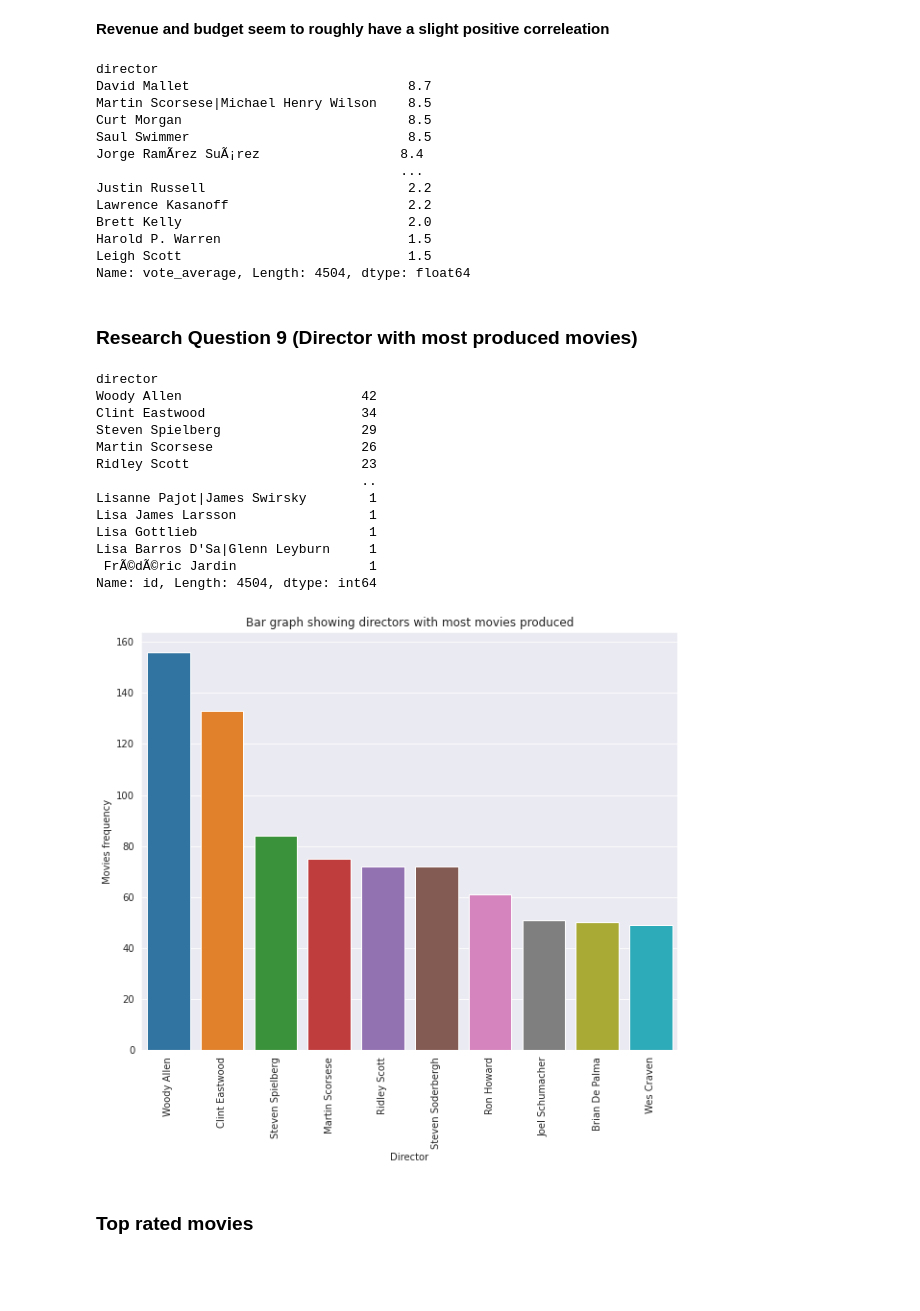
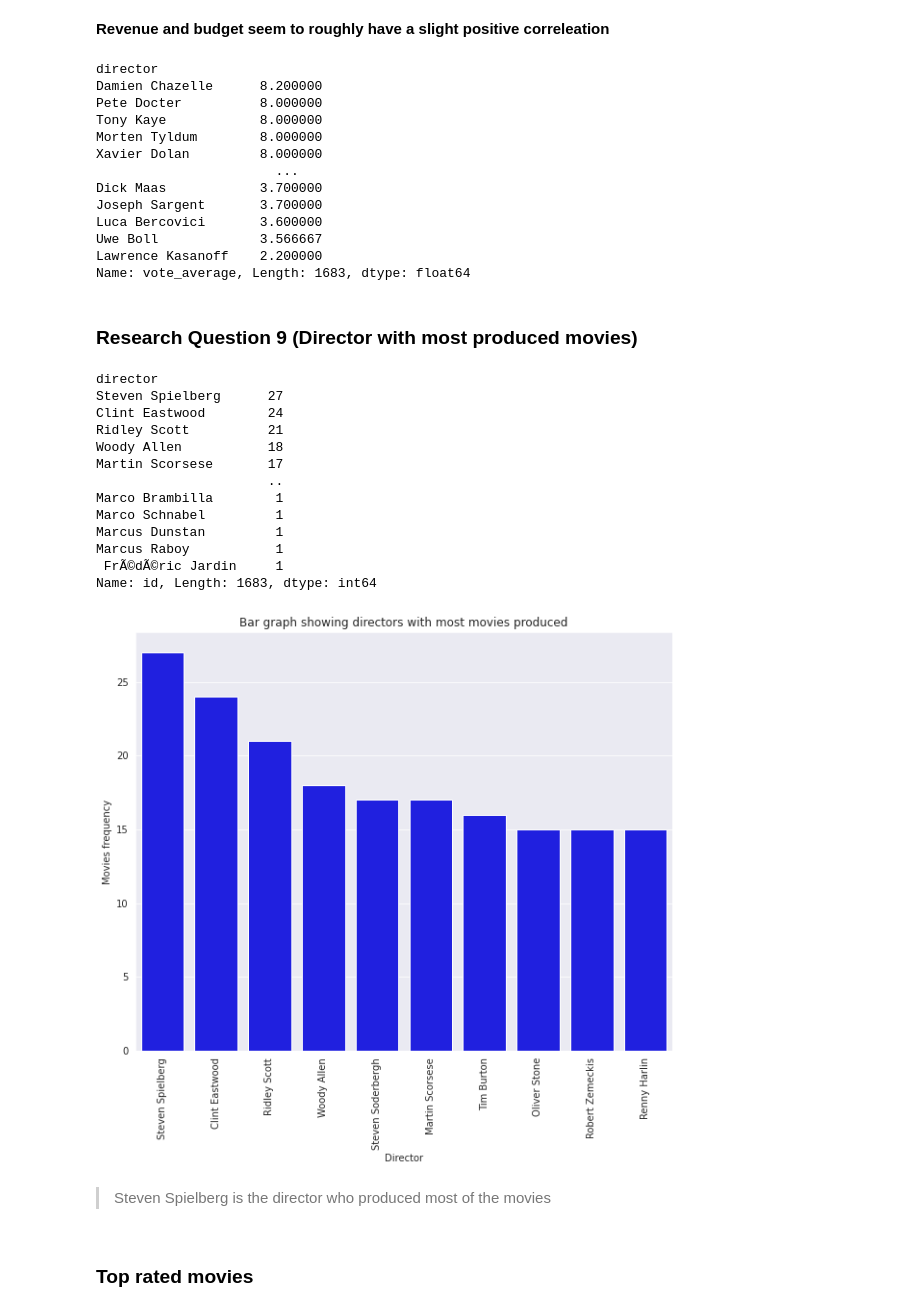
Before and after one commit to spkibe/Investigate_a_Dataset, a Jupyter notebook: Investigate_a_Dataset.ipynb, the cells around one changed output. Saved outputs shown, nothing was run; the diff lists cells and outputs as text; code cells hidden in the pictures; blank space fills up the shorter version.

```diff
--- a/Investigate_a_Dataset.ipynb
+++ b/Investigate_a_Dataset.ipynb
@@ -123,6 +130,6 @@ df.drop_duplicates(inplace=True)
 # %%
 ## dropping columns,
-df.drop(['homepage', 'tagline', 'keywords'], axis=1, inplace=True)
+df.drop(['budget', 'revenue', 'homepage', 'tagline', 'keywords'], axis=1, inplace=True)
 # %%
 ## Also droping missing values on rows, for columns with missing values
 df.dropna(inplace=True)
@@ -140,0 +158,3 @@ df.describe()
+# %%
+# revenue and budget should be grater than 0
+df = df.query('budget_adj > 0 & revenue_adj > 0 & runtime > 0').copy()
@@ -239 +280,7 @@ plt.show()
+# %%
+def barplot_counts_top_10(column, data=df):
+    values_count = data[column].value_counts()
+    values_count = values_count[:10, ]
+    plt.figure(figsize=(10,8))
+    sns.barplot(values_count.index, values_count.values, color='blue')
 # %%
@@ -356,48 +402,47 @@ plt.show()
 df.groupby('director')['vote_average'].mean().sort_values(ascending=False)
 # %% [output]
 director
-David Mallet                            8.7
-Martin Scorsese|Michael Henry Wilson    8.5
-Curt Morgan                             8.5
-Saul Swimmer                            8.5
-Jorge RamÃ­rez SuÃ¡rez                  8.4
-                                       ...
-Justin Russell                          2.2
-Lawrence Kasanoff                       2.2
-Brett Kelly                             2.0
-Harold P. Warren                        1.5
-Leigh Scott                             1.5
-Name: vote_average, Length: 4504, dtype: float64
+Damien Chazelle      8.200000
+Pete Docter          8.000000
+Tony Kaye            8.000000
+Morten Tyldum        8.000000
+Xavier Dolan         8.000000
+                       ...
+Dick Maas            3.700000
+Joseph Sargent       3.700000
+Luca Bercovici       3.600000
+Uwe Boll             3.566667
+Lawrence Kasanoff    2.200000
+Name: vote_average, Length: 1683, dtype: float64
 # %% [markdown]
 ### Research Question 9 (Director with most produced movies)
 # %%
 df.groupby('director')['id'].count().sort_values(ascending=False)
 # %% [output]
 director
-Woody Allen                       42
-Clint Eastwood                    34
-Steven Spielberg                  29
-Martin Scorsese                   26
-Ridley Scott                      23
-                                  ..
-Lisanne Pajot|James Swirsky        1
-Lisa James Larsson                 1
-Lisa Gottlieb                      1
-Lisa Barros D'Sa|Glenn Leyburn     1
- FrÃ©dÃ©ric Jardin                 1
-Name: id, Length: 4504, dtype: int64
+Steven Spielberg      27
+Clint Eastwood        24
+Ridley Scott          21
+Woody Allen           18
+Martin Scorsese       17
+                      ..
+Marco Brambilla        1
+Marco Schnabel         1
+Marcus Dunstan         1
+Marcus Raboy           1
+ FrÃ©dÃ©ric Jardin     1
+Name: id, Length: 1683, dtype: int64
 # %%
-director_count  = df['director'].value_counts()
-director_count = director_count[:10,]
-plt.figure(figsize=(10,8))
-sns.barplot(director_count.index, genres_count.values)
+barplot_counts_top_10('director')
 plt.title('Bar graph showing directors with most movies produced')
 plt.ylabel('Movies frequency')
 plt.xlabel('Director')
 plt.xticks(rotation = 90)
 plt.show()
 # %% [output]
-[figure, old version]
+[figure, new version]
+# %% [markdown]
+> Steven Spielberg is the director who produced most of the movies
 # %% [markdown]
 ### Top rated movies
 # %%
```
Also changed, not shown: parts of 59 cells of this notebook, 1 other file.
